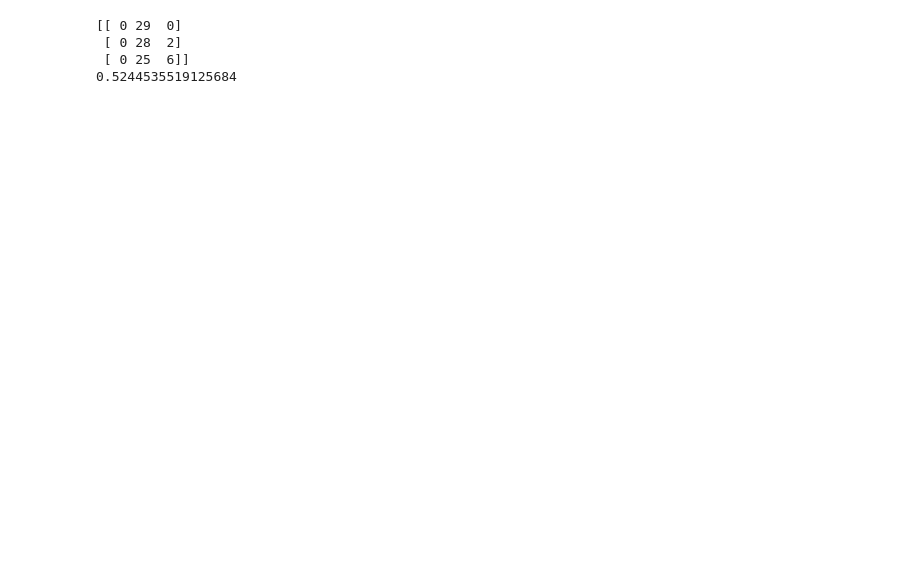
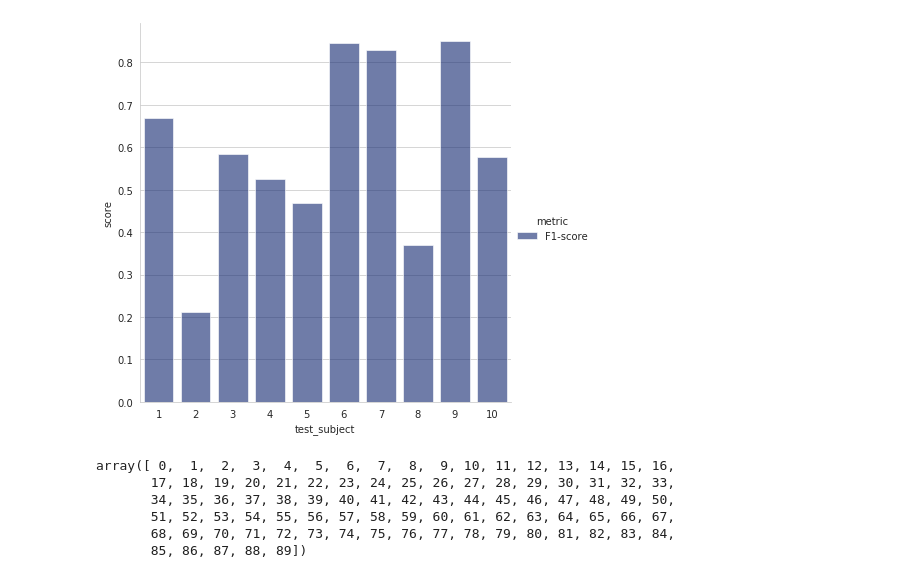
Before and after one commit to kartikey-vyas/GI-timeseries-classification, a Jupyter notebook: notebooks/9.0-kv-randomforest.ipynb, the cells around one changed output. Cells and saved outputs as stored; diff of their text form; code cells hidden in the pictures; blank space fills up the shorter version.

```diff
--- a/notebooks/9.0-kv-randomforest.ipynb
+++ b/notebooks/9.0-kv-randomforest.ipynb
@@ -53,17 +58,0 @@ print(score)
-# %%
-X = pd.read_hdf('../data/features/filtered/filtered_0.05_.h5')
-y = pd.read_hdf('../data/ach_at_combined_y.h5', key='y')
-
-s = 1
-for i in range(1,6):
-    X.loc[90*(i-1):90*i,'subject'] = s
-    s += 1
-for i in range(1,7):
-    X.loc[450+(60*(i-1)):450+(60*i),'subject'] = s
-    s+=1
-assert not any(pd.isna(X['subject']))
-
-train = X[X['subject'] != 4].index
-test = X[X['subject'] == 4].index
-
-X_train, X_test, y_train, y_test = X.iloc[train,:], X.iloc[test,:], y.iloc[train], y.iloc[test]
@@ -74,15 +59,35 @@ y_pred = rf.predict(X_test)
-# %%
-from sklearn.metrics import roc_auc_score, confusion_matrix
-y_t = y_test.astype('category')
-y_t = pd.get_dummies(y_t)
-
-# y_p = y_pred.astype('category')
-y_p = pd.get_dummies(y_pred)
-
-print(confusion_matrix(y_test,y_pred))
-print(roc_auc_score(y_t,y_p,multi_class='ovr'))
-# %% [output]
-[[ 0 29  0]
- [ 0 28  2]
- [ 0 25  6]]
-0.5244535519125684
+# %%
+best = pd.DataFrame(results.iloc[grid.best_index_,:])
+best = best.T
+splits = []
+for i in range(0,10):
+    split = best[[col for col in best if col.startswith('split'+str(i)+'_test')]]
+    split.columns = split.columns.str.lstrip('split'+str(i)+'_test_')
+    split.index = [i]
+    splits.append(split)
+
+scores = pd.concat(splits)
+scores['test_subject'] = scores.index+1
+sns.set_style(style="whitegrid")
+scores2 = pd.melt(scores, id_vars='test_subject', value_vars=['F1-score'],
+var_name='metric',value_name='score')
+g = sns.catplot(
+    data = scores2, kind = 'bar',
+    x = 'test_subject', y='score', hue='metric',
+    ci="sd", palette="dark", alpha=.6, height=6
+)
+plt.show()
+# %% [output]
+[figure, added]
+# %%
+# drop subject 2, 8, 5, 4
+
+# look at indices of test set
+grid.cv[4][1]
+# %% [output]
+array([ 0,  1,  2,  3,  4,  5,  6,  7,  8,  9, 10, 11, 12, 13, 14, 15, 16,
+       17, 18, 19, 20, 21, 22, 23, 24, 25, 26, 27, 28, 29, 30, 31, 32, 33,
+       34, 35, 36, 37, 38, 39, 40, 41, 42, 43, 44, 45, 46, 47, 48, 49, 50,
+       51, 52, 53, 54, 55, 56, 57, 58, 59, 60, 61, 62, 63, 64, 65, 66, 67,
+       68, 69, 70, 71, 72, 73, 74, 75, 76, 77, 78, 79, 80, 81, 82, 83, 84,
+       85, 86, 87, 88, 89])
```
Also changed, not shown: parts of 32 cells of this notebook, 6 other files.
